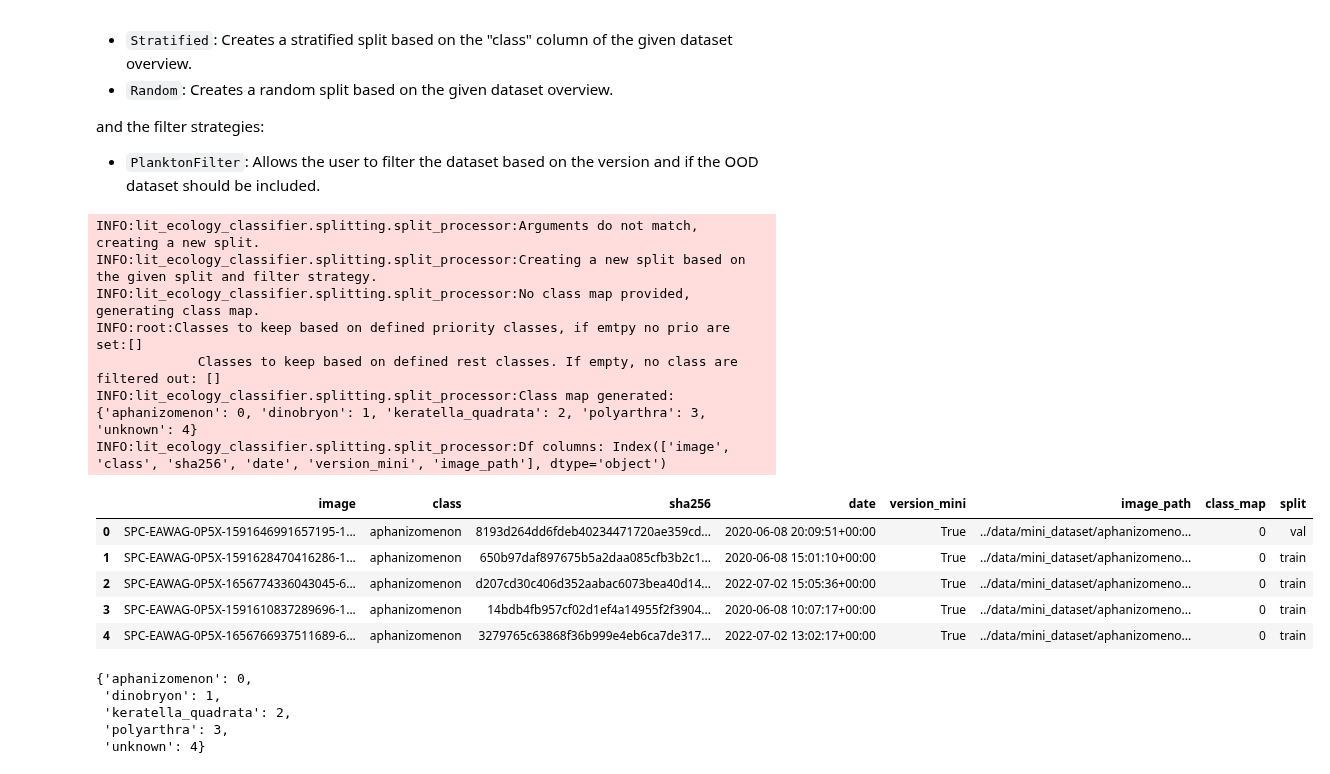
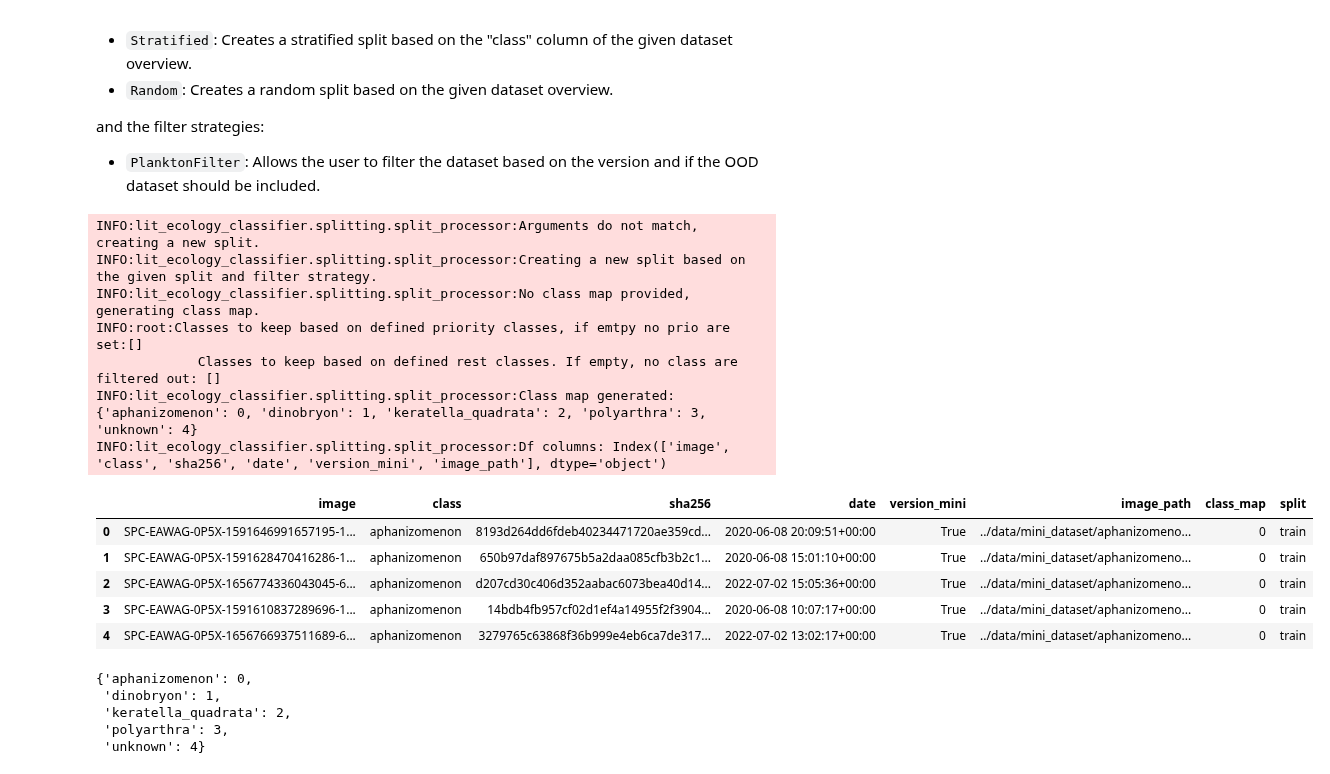
Before and after one commit to JuanFelipeRuiz/lit_ecology_classifier, a Jupyter notebook: notebooks/2_train_test_splits.ipynb, the cells around one changed output. Cells and saved outputs as stored; diff of their text form; code cells hidden in the pictures.

```diff
--- a/notebooks/2_train_test_splits.ipynb
+++ b/notebooks/2_train_test_splits.ipynb
@@ -76,26 +76,29 @@ and the filter strategies:
 - `PlanktonFilter`: Allows the user to filter the dataset based on the version and if the OOD dataset should be included.
 # %%
 from lit_ecology_classifier.splitting.split_processor import SplitProcessor
+
+split_args = {"train_size": 0.8}
 
 split_processor = SplitProcessor(
                                 artefacts_folder= artefacts_path,
                                 image_overview= overview_df,
                                 split_strategy= "Random",
-                                filter_strategy= "PlanktonFilter"
+                                filter_strategy= "PlanktonFilter",
+                                split_args= split_args
                                 )
 
 random_split_df = split_processor.get_split_df()
 random_split_df.head()
 # %% [output]
 INFO:lit_ecology_classifier.splitting.split_processor:Arguments do not match, creating a new split.
 INFO:lit_ecology_classifier.splitting.split_processor:Creating a new split based on the given split and filter strategy.
 INFO:lit_ecology_classifier.splitting.split_processor:No class map provided, generating class map.
 INFO:root:Classes to keep based on defined priority classes, if emtpy no prio are set:[]
              Classes to keep based on defined rest classes. If empty, no class are filtered out: []
 INFO:lit_ecology_classifier.splitting.split_processor:Class map generated: {'aphanizomenon': 0, 'dinobryon': 1, 'keratella_quadrata': 2, 'polyarthra': 3, 'unknown': 4}
 INFO:lit_ecology_classifier.splitting.split_processor:Df columns: Index(['image', 'class', 'sha256', 'date', 'version_mini', 'image_path'], dtype='object')
 |  | image | class | sha256 | date | version_mini | image_path | class_map | split |
-| 0 | SPC-EAWAG-0P5X-1591646991657195-1... | aphanizomenon | 8193d264dd6fdeb40234471720ae359cd... | 2020-06-08 20:09:51+00:00 | True | ../data/mini_dataset/aphanizomeno... | 0 | val |
+| 0 | SPC-EAWAG-0P5X-1591646991657195-1... | aphanizomenon | 8193d264dd6fdeb40234471720ae359cd... | 2020-06-08 20:09:51+00:00 | True | ../data/mini_dataset/aphanizomeno... | 0 | train |
 | 1 | SPC-EAWAG-0P5X-1591628470416286-1... | aphanizomenon | 650b97daf897675b5a2daa085cfb3b2c1... | 2020-06-08 15:01:10+00:00 | True | ../data/mini_dataset/aphanizomeno... | 0 | train |
 | 2 | SPC-EAWAG-0P5X-1656774336043045-6... | aphanizomenon | d207cd30c406d352aabac6073bea40d14... | 2022-07-02 15:05:36+00:00 | True | ../data/mini_dataset/aphanizomeno... | 0 | train |
 | 3 | SPC-EAWAG-0P5X-1591610837289696-1... | aphanizomenon | 14bdb4fb957cf02d1ef4a14955f2f3904... | 2020-06-08 10:07:17+00:00 | True | ../data/mini_dataset/aphanizomeno... | 0 | train |
```
Also changed, not shown: parts of 4 cells of this notebook, 6 other files.
